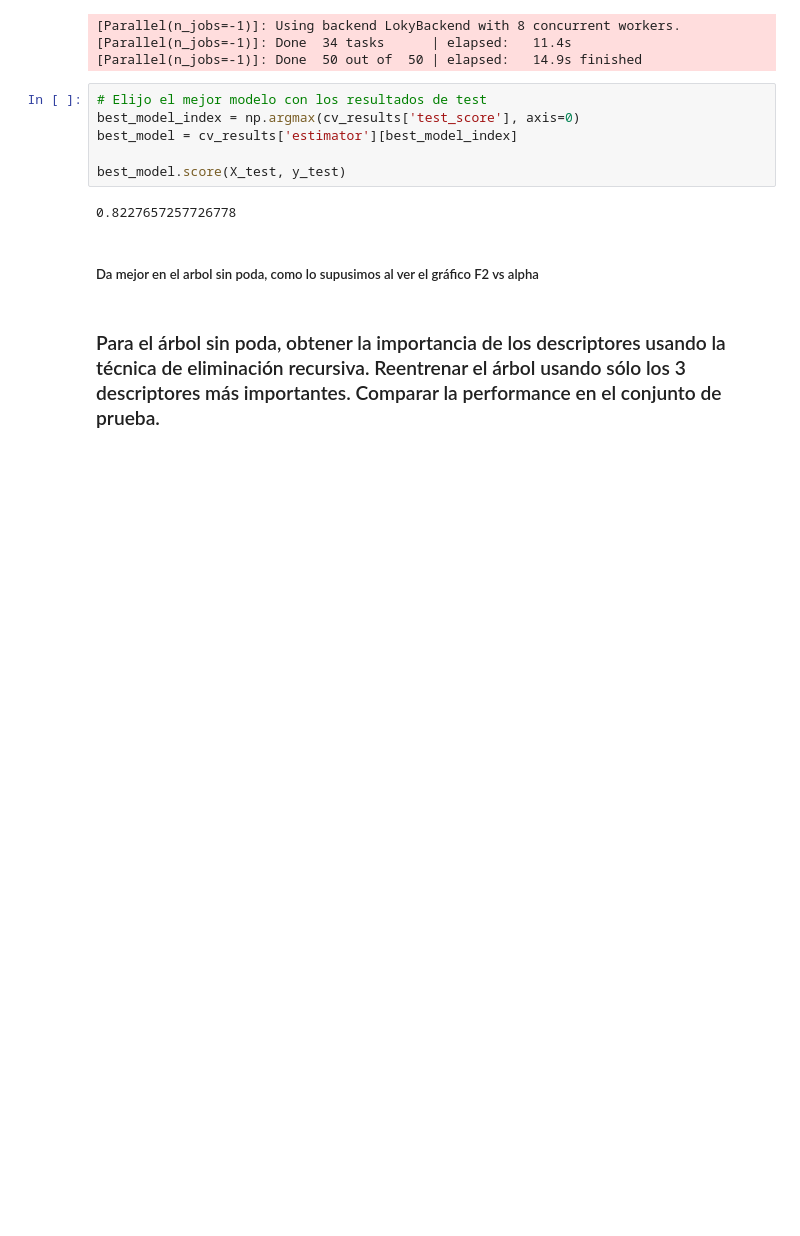
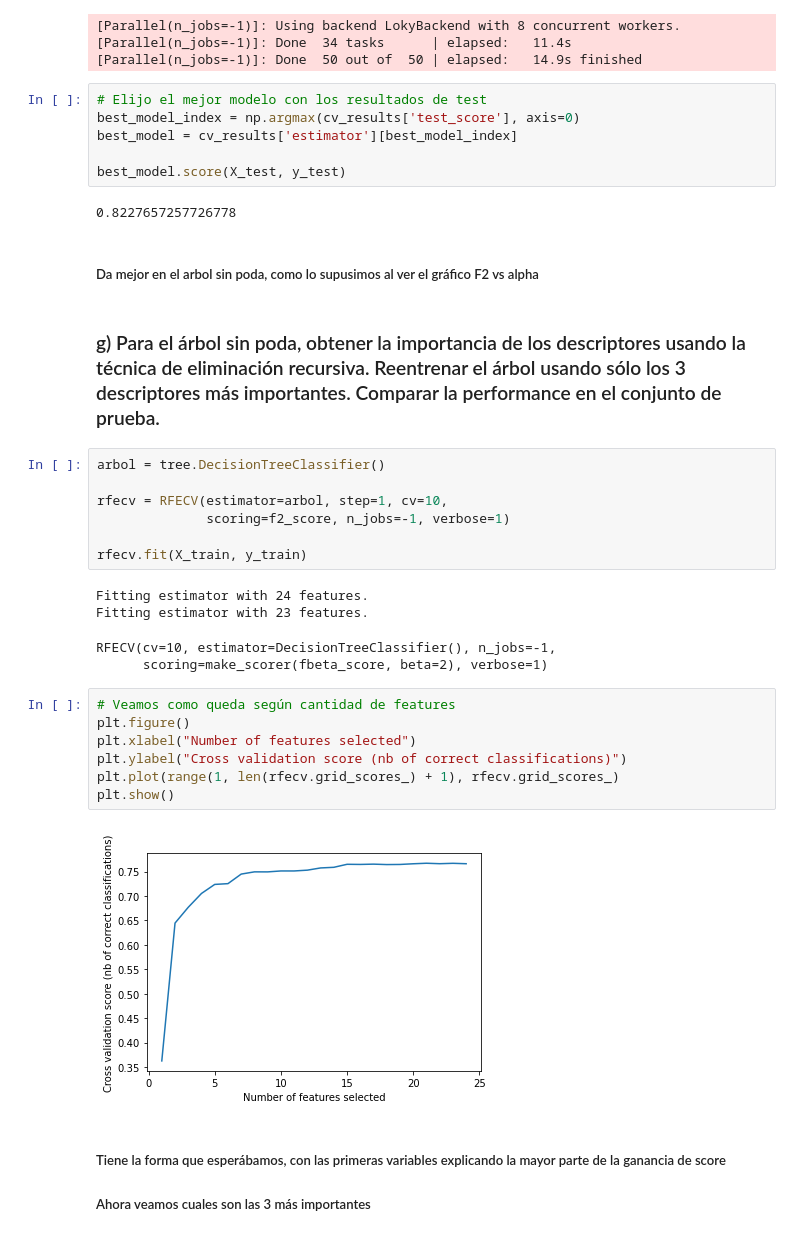
Before and after one commit to Bati-bot/TPAA, a Jupyter notebook: analisis_reservas.ipynb, the cells around one changed output. Drawn from its saved outputs; the diff is of its cells as text; blank space fills up the shorter version.

```diff
--- a/analisis_reservas.ipynb
+++ b/analisis_reservas.ipynb
@@ -1109,4 +1113,29 @@ best_model.score(X_test, y_test)
 # %% [markdown]
 ##### Da mejor en el arbol sin poda, como lo supusimos al ver el gráfico F2 vs alpha
 # %% [markdown]
-### Para el árbol sin poda, obtener la importancia de los descriptores usando la técnica de eliminación recursiva. Reentrenar el árbol usando sólo los 3 descriptores más importantes. Comparar la performance en el conjunto de prueba.
+### g) Para el árbol sin poda, obtener la importancia de los descriptores usando la técnica de eliminación recursiva. Reentrenar el árbol usando sólo los 3 descriptores más importantes. Comparar la performance en el conjunto de prueba.
+# %%
+arbol = tree.DecisionTreeClassifier()
+
+rfecv = RFECV(estimator=arbol, step=1, cv=10,
+              scoring=f2_score, n_jobs=-1, verbose=1)
+
+rfecv.fit(X_train, y_train)
+# %% [output]
+Fitting estimator with 24 features.
+Fitting estimator with 23 features.
+RFECV(cv=10, estimator=DecisionTreeClassifier(), n_jobs=-1,
+      scoring=make_scorer(fbeta_score, beta=2), verbose=1)
+# %%
+# Veamos como queda según cantidad de features
+plt.figure()
+plt.xlabel("Number of features selected")
+plt.ylabel("Cross validation score (nb of correct classifications)")
+plt.plot(range(1, len(rfecv.grid_scores_) + 1), rfecv.grid_scores_)
+plt.show()
+# %% [output]
+[figure, added]
+# %% [markdown]
+##### Tiene la forma que esperábamos, con las primeras variables explicando la mayor parte de la ganancia de score
+
+##### Ahora veamos cuales son las 3 más importantes
```
Also changed, not shown: parts of 10 cells of this notebook.
